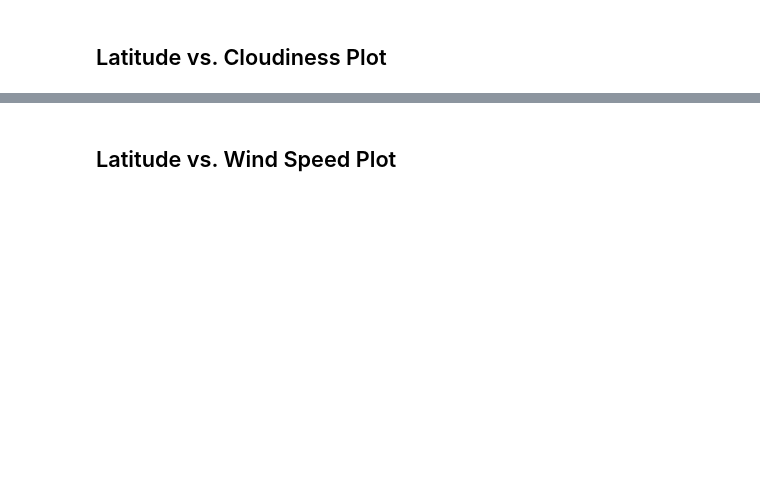
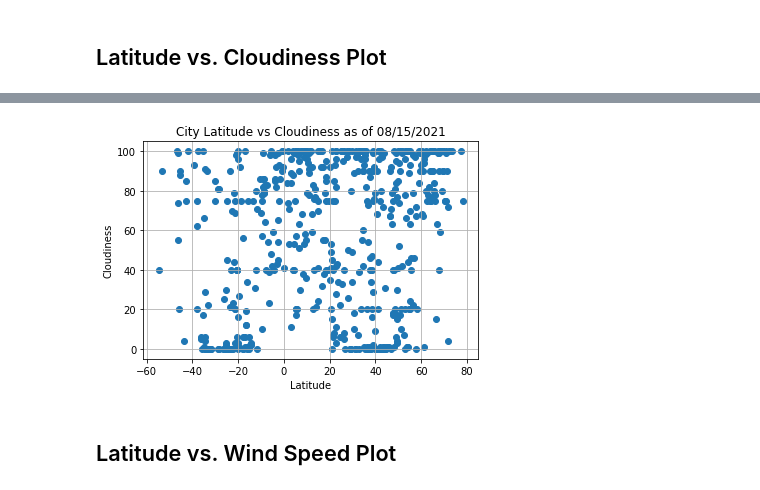
Before and after one commit to melissadiep94/python-api-challenge, a Jupyter notebook: WeatherPy/WeatherPy.ipynb, the cells around one changed output, grey strips where cells are left out. Drawn from its saved outputs; the diff is of its cells as text; code cells hidden in the pictures; blank space fills up the shorter version.

```diff
--- a/WeatherPy/WeatherPy.ipynb
+++ b/WeatherPy/WeatherPy.ipynb
@@ -146,2 +233,12 @@ Int64Index([], dtype='int64')
+# %%
+plt.scatter(weather_data.iloc[:,2],weather_data.iloc[:,6])
+plt.title("City Latitude vs Cloudiness as of " + data_date)
+plt.xlabel('Latitude')
+plt.ylabel('Cloudiness')
+
+plt.grid(True)
+plt.show()
+# %% [output]
+[figure, added]
 # %% [markdown]
 ## Latitude vs. Wind Speed Plot
```
Also changed, not shown: parts of 25 cells of this notebook, 2 other files.
